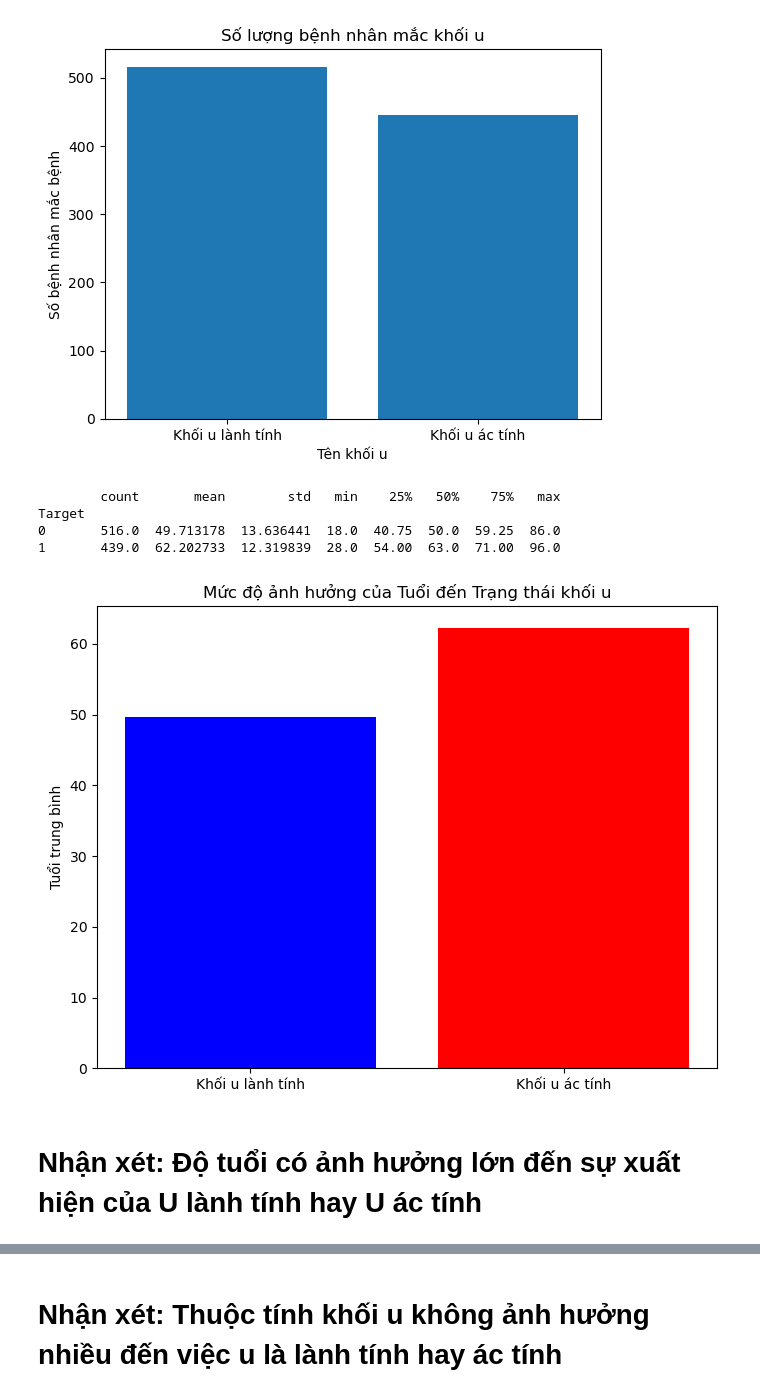
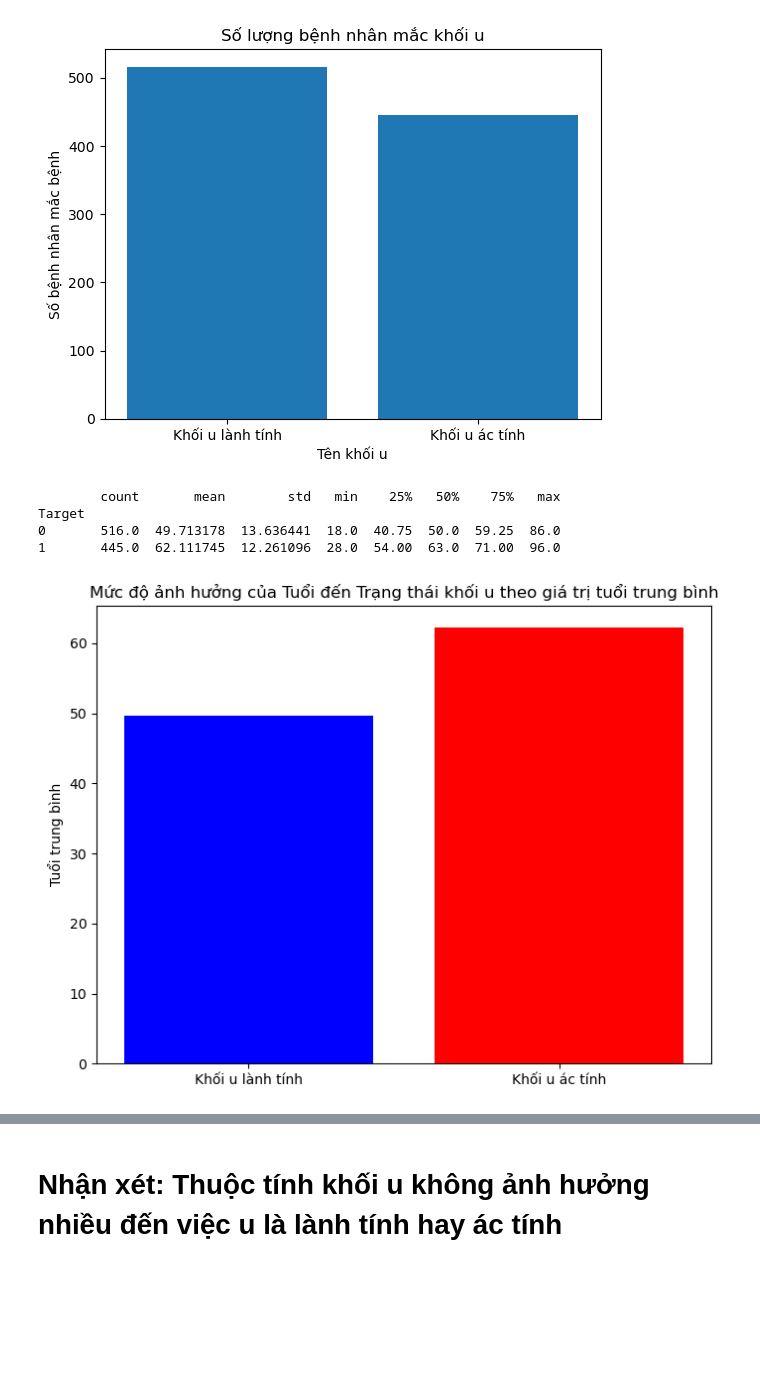
Before and after one commit to TuanPham0610/abc, a Jupyter notebook: Phan_2-20240226T063351Z-001/Phan_2/05_2121050107_PHẠM ANH TUẤN_BAITAP.ipynb, the cells around one changed output, grey strips where cells are left out. Cells and saved outputs as stored; diff of their text form; code cells hidden in the pictures; blank space fills up the shorter version.

```diff
--- a/Phan_2-20240226T063351Z-001/Phan_2/05_2121050107_Phạm Anh Tuấn_BaiTap.ipynb
+++ b/Phan_2-20240226T063351Z-001/Phan_2/05_2121050107_PHẠM ANH TUẤN_BAITAP.ipynb
@@ -244,3 +244,8 @@ Density      76
 752      P753  Female  48.0      52        NaN    ill-defined     NaN       1
 
 [76 rows x 8 columns]
+# %%
+#Thay thế missing trong Shape
+
+df_practice["Shape"].fillna("Irregular", inplace=True)
+df_practice.info()
@@ -246,0 +268,6 @@ Density      76
+# %%
+#Thay thế missing trong Margin
+df_practice['Margin'].value_counts()
+
+df_practice["Margin"].fillna("Circumscribed", inplace=True)
+df_practice.info()
@@ -246,0 +290,6 @@ Density      76
+# %%
+#Thay thế dữ liệu missing của Age = mean (Giá trị trung bình)
+mean_age = df_practice['Age'].mean()
+df_practice['Age'].fillna(mean_age, inplace=True)
+print('Dữ liệu Missing ở Age sau khi xử lý còn lại là: ')
+df_practice['Age'].isnull().sum()
@@ -246,0 +299,6 @@ Density      76
+# %%
+#Thay thế missing trong Density
+df_practice['Density'].value_counts()
+
+df_practice["Density"].fillna("Low", inplace=True)
+df_practice.info()
@@ -275,33 +349,32 @@ plt.show()
 Name: Target, dtype: int64
 [figure]
 # %%
-# Dữ liệu theo 'Target và tính toán số liệu thống kê tóm tắt cho 'Age'
+
 age_target_summary = df_practice.groupby('Target')['Age'].describe()
 print(age_target_summary)
 
 #Count: Số bệnh nhân mắc u
 #Độ tuổi trung bình
 #Đô lệch chuẩn
+#Độ tuổi nhỏ nhất mắc u
 #25%
 #50%
 #75%
-#Max: Độ tuổi tối đa mắc u
+#Max: Độ tuổi lớn nhất mắc u
 
 targets = ['Khối u lành tính', 'Khối u ác tính']
 mean_age = [49.71, 62.20]  # Giá trị trung bình của Age cho mỗi nhóm Target
 
 plt.figure(figsize=(8, 6)) #dài / rộng của biểu đồ
 
 plt.bar(targets, mean_age, color=['blue', 'red'])
 plt.ylabel('Tuổi trung bình')
-plt.title('Mức độ ảnh hưởng của Tuổi đến Trạng thái khối u')
+plt.title('Mức độ ảnh hưởng của Tuổi đến Trạng thái khối u theo giá trị tuổi trung bình')
 
 plt.show()
 # %% [output]
         count       mean        std   min    25%   50%    75%   max
 Target
 0       516.0  49.713178  13.636441  18.0  40.75  50.0  59.25  86.0
-1       439.0  62.202733  12.319839  28.0  54.00  63.0  71.00  96.0
+1       445.0  62.111745  12.261096  28.0  54.00  63.0  71.00  96.0
-[figure, old version]
+[figure, new version]
-# %% [markdown]
-# Nhận xét: Độ tuổi có ảnh hưởng lớn đến sự xuất hiện của U lành tính hay U ác tính
```
Also changed, not shown: parts of 18 cells of this notebook, 2 other files.
